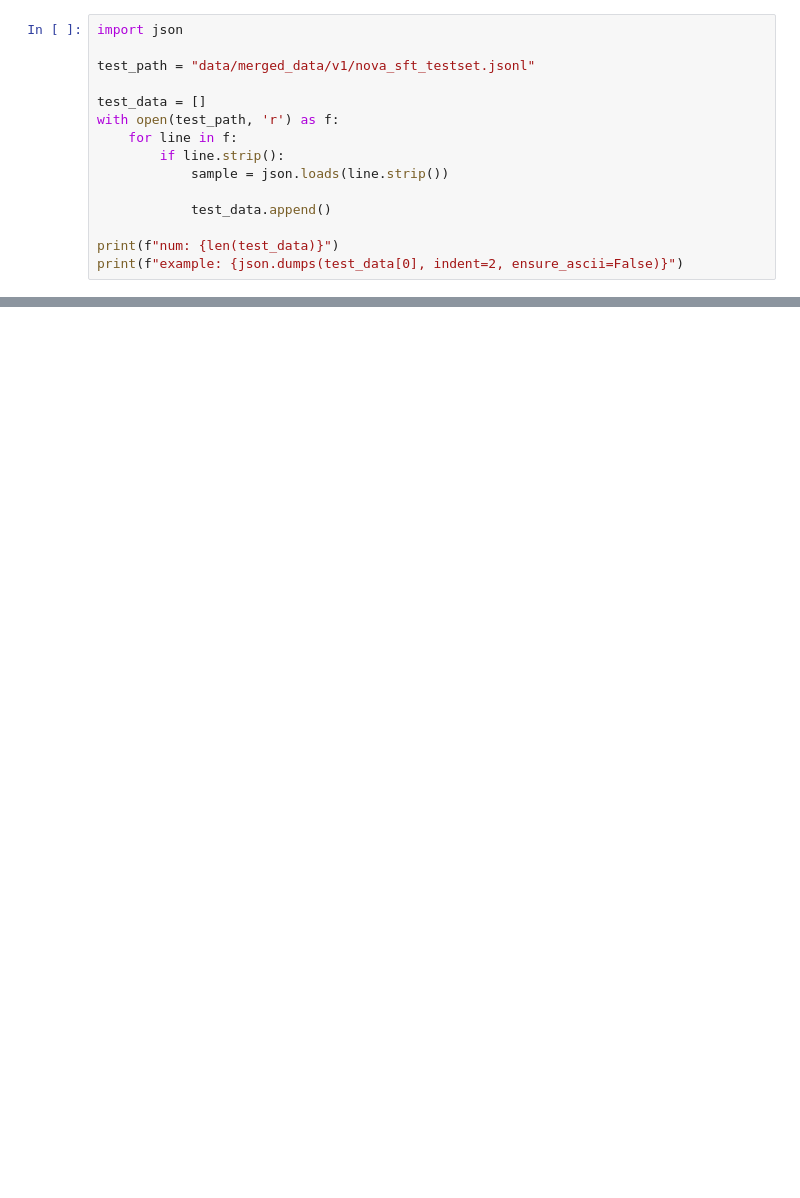
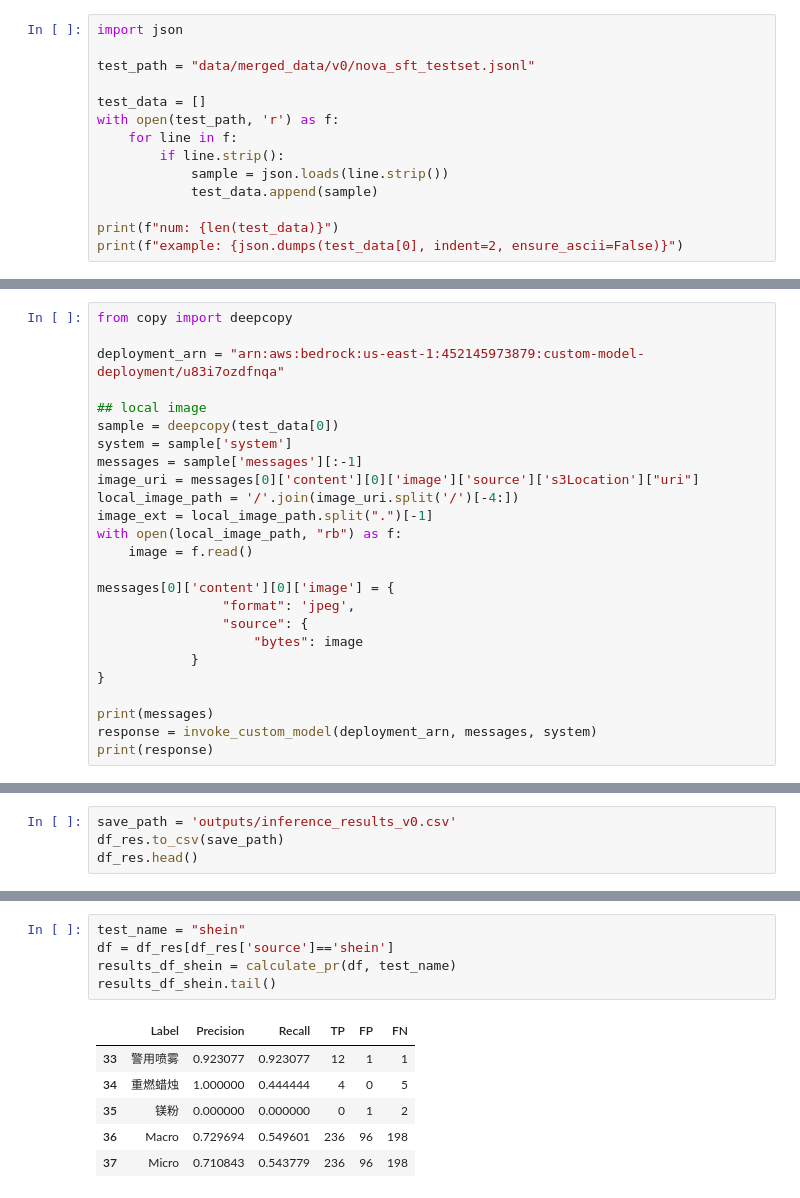
Before and after one commit to Chevolier/nova-image-tagging, a Jupyter notebook: evaluate.ipynb, the cells around one changed output, grey strips where cells are left out. Cells and saved outputs as stored; diff of their text form; blank space fills up the shorter version.

Commit message:
evaluate.ipynb works for both shein and full dataset

```diff
--- a/evaluate.ipynb
+++ b/evaluate.ipynb
@@ -32,15 +1,14 @@ def process_w2(s3_uri):
 # %%
 import json
 
-test_path = "data/merged_data/v1/nova_sft_testset.jsonl"
+test_path = "data/merged_data/v0/nova_sft_testset.jsonl"
 
 test_data = []
 with open(test_path, 'r') as f:
     for line in f:
         if line.strip():
             sample = json.loads(line.strip())
-
-            test_data.append()
+            test_data.append(sample)
 
 print(f"num: {len(test_data)}")
 print(f"example: {json.dumps(test_data[0], indent=2, ensure_ascii=False)}")
@@ -78,0 +51,25 @@ prediction
+# %%
+from copy import deepcopy
+
+deployment_arn = "arn:aws:bedrock:us-east-1:452145973879:custom-model-deployment/u83i7ozdfnqa"
+
+## local image
+sample = deepcopy(test_data[0])
+system = sample['system']
+messages = sample['messages'][:-1]
+image_uri = messages[0]['content'][0]['image']['source']['s3Location']["uri"]
+local_image_path = '/'.join(image_uri.split('/')[-4:])
+image_ext = local_image_path.split(".")[-1]
+with open(local_image_path, "rb") as f:
+    image = f.read()
+
+messages[0]['content'][0]['image'] = {
+                "format": 'jpeg',
+                "source": {
+                    "bytes": image
+            }
+}
+
+print(messages)
+response = invoke_custom_model(deployment_arn, messages, system)
+print(response)
@@ -78,0 +223,4 @@ prediction
+# %%
+save_path = 'outputs/inference_results_v0.csv'
+df_res.to_csv(save_path)
+df_res.head()
@@ -78,0 +323,12 @@ prediction
+# %%
+test_name = "shein"
+df = df_res[df_res['source']=='shein']
+results_df_shein = calculate_pr(df, test_name)
+results_df_shein.tail()
+# %% [output]
+|  | Label | Precision | Recall | TP | FP | FN |
+| 33 | 警用喷雾 | 0.923077 | 0.923077 | 12 | 1 | 1 |
+| 34 | 重燃蜡烛 | 1.000000 | 0.444444 | 4 | 0 | 5 |
+| 35 | 镁粉 | 0.000000 | 0.000000 | 0 | 1 | 2 |
+| 36 | Macro | 0.729694 | 0.549601 | 236 | 96 | 198 |
+| 37 | Micro | 0.710843 | 0.543779 | 236 | 96 | 198 |
```
Also changed, not shown: parts of 14 cells of this notebook, 1 other file.
